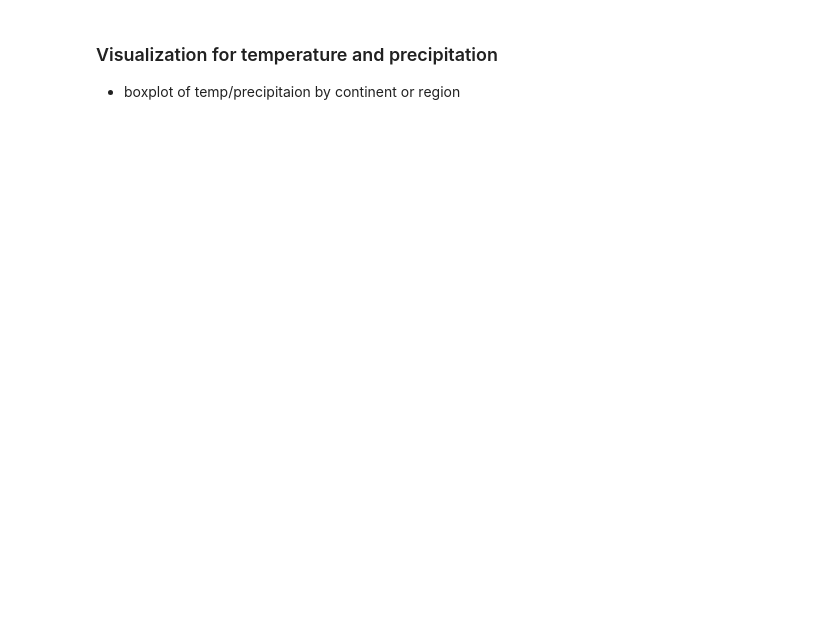
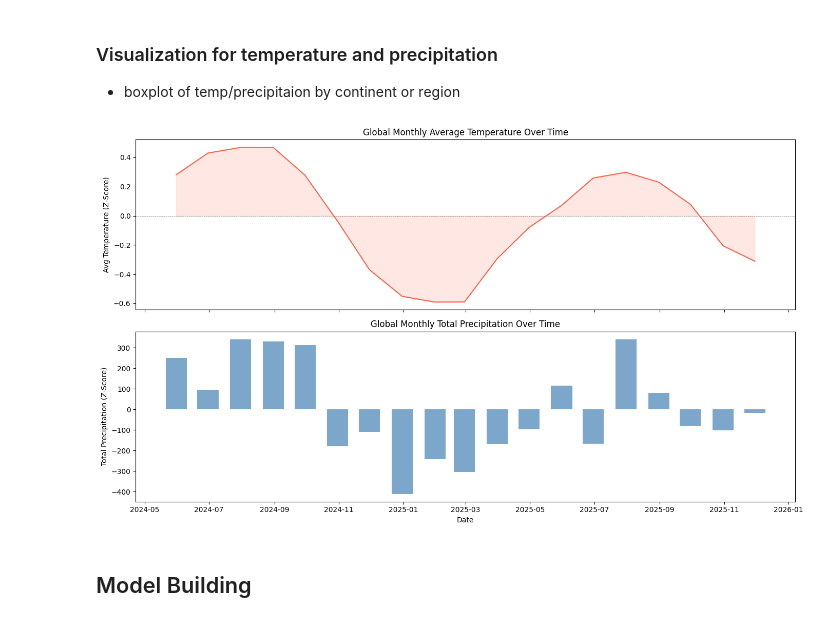
Before and after one commit to utidolas/PMAcceleratorData, a Jupyter notebook: model.ipynb, the cells around one changed output. Drawn from its saved outputs; the diff is of its cells as text; code cells hidden in the pictures; blank space fills up the shorter version.

```diff
--- a/model.ipynb
+++ b/model.ipynb
@@ -187,3 +251,33 @@ TypeError: Only valid with DatetimeIndex, TimedeltaIndex or PeriodIndex, but got
 # %% [markdown]
 ### Visualization for temperature and precipitation
 * boxplot of temp/precipitaion by continent or region
+# %%
+# --- Temperature: monthly mean over time ---
+train_df['last_updated'] = pd.to_datetime(train_df['last_updated'])
+monthly = train_df.set_index('last_updated').resample('ME').agg(
+    temp_mean=('temperature_celsius', 'mean'),
+    precip_sum=('precip_mm', 'sum')
+).reset_index()
+
+fig, (ax1, ax2) = plt.subplots(2, 1, figsize=(14, 8), sharex=True)
+
+# Temperature trend
+ax1.plot(monthly['last_updated'], monthly['temp_mean'], color='tomato', linewidth=1.5)
+ax1.fill_between(monthly['last_updated'], monthly['temp_mean'], alpha=0.15, color='tomato')
+ax1.set_ylabel('Avg Temperature (Z-Score)')
+ax1.set_title('Global Monthly Average Temperature Over Time')
+ax1.axhline(0, color='gray', linewidth=0.5, linestyle='--')
+
+# Precipitation trend
+ax2.bar(monthly['last_updated'], monthly['precip_sum'], color='steelblue',
+        width=20, alpha=0.7)
+ax2.set_ylabel('Total Precipitation (Z-Score)')
+ax2.set_title('Global Monthly Total Precipitation Over Time')
+ax2.set_xlabel('Date')
+
+plt.tight_layout()
+plt.show()
+# %% [output]
+[figure, added]
+# %% [markdown]
+## Model Building
```
Also changed, not shown: parts of 17 cells of this notebook, 6 other files.
